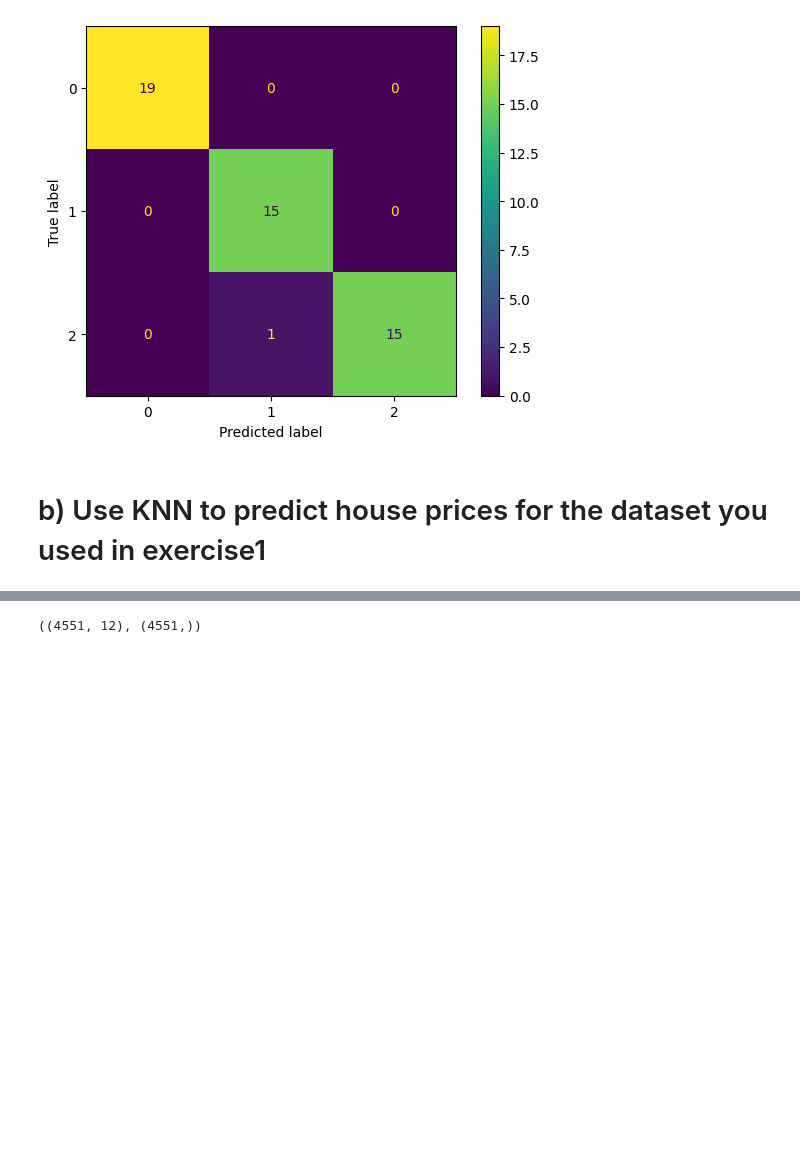
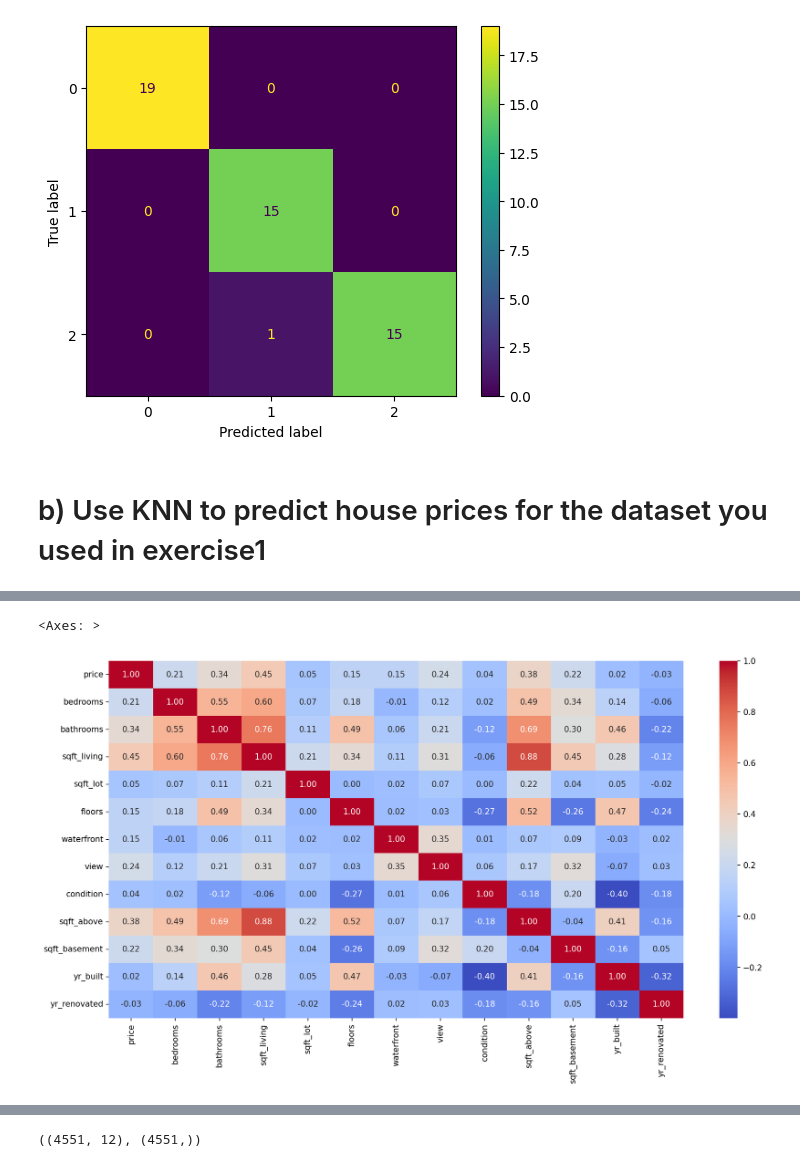
Before and after one commit to ponagr/ai_engineering_pontus_agren_grundstrom, a Jupyter notebook: exercises/2_classification/1_knn.ipynb, the cells around one changed output, grey strips where cells are left out. Drawn from its saved outputs; the diff is of its cells as text; code cells hidden in the pictures; blank space fills up the shorter version.

```diff
--- a/exercises/2_classification/1_knn.ipynb
+++ b/exercises/2_classification/1_knn.ipynb
@@ -126,3 +126,13 @@ df.head()
 | 4 | 2014-05-02 00:00:00 | 550000.0 | 4.0 | 2.50 | 1940 | 10500 | 1.0 | 0 | 0 | 4 | ... |
 # %%
 df.drop(["date", "street", "city", "statezip", "country"], axis=1, inplace=True)
+# %%
+import seaborn as sns
+import matplotlib.pyplot as plt
+
+fig, ax = plt.subplots(1, figsize=(16,8), dpi=150)
+
+sns.heatmap(df.corr(), annot=True, cmap="coolwarm", fmt=".2f")
+# %% [output]
+<Axes: >
+[figure, added]
```
Also changed, not shown: parts of 15 cells of this notebook, 2 other files.
